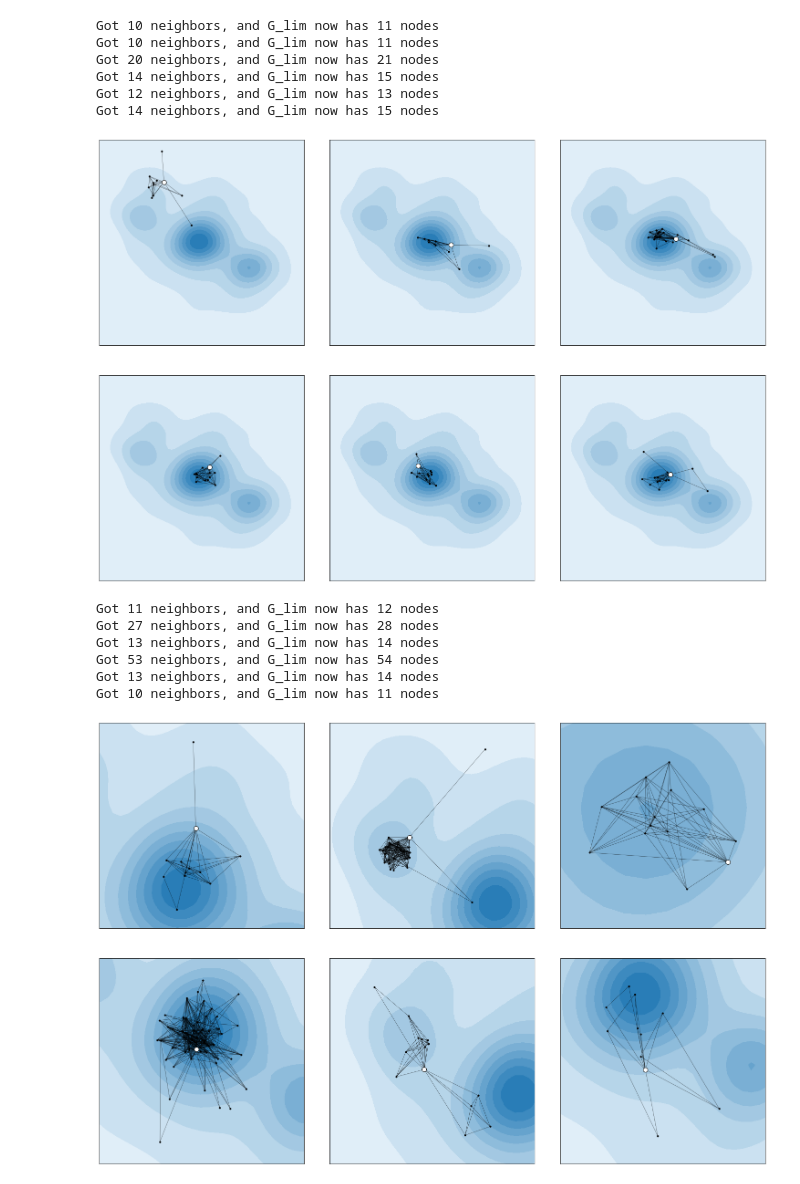
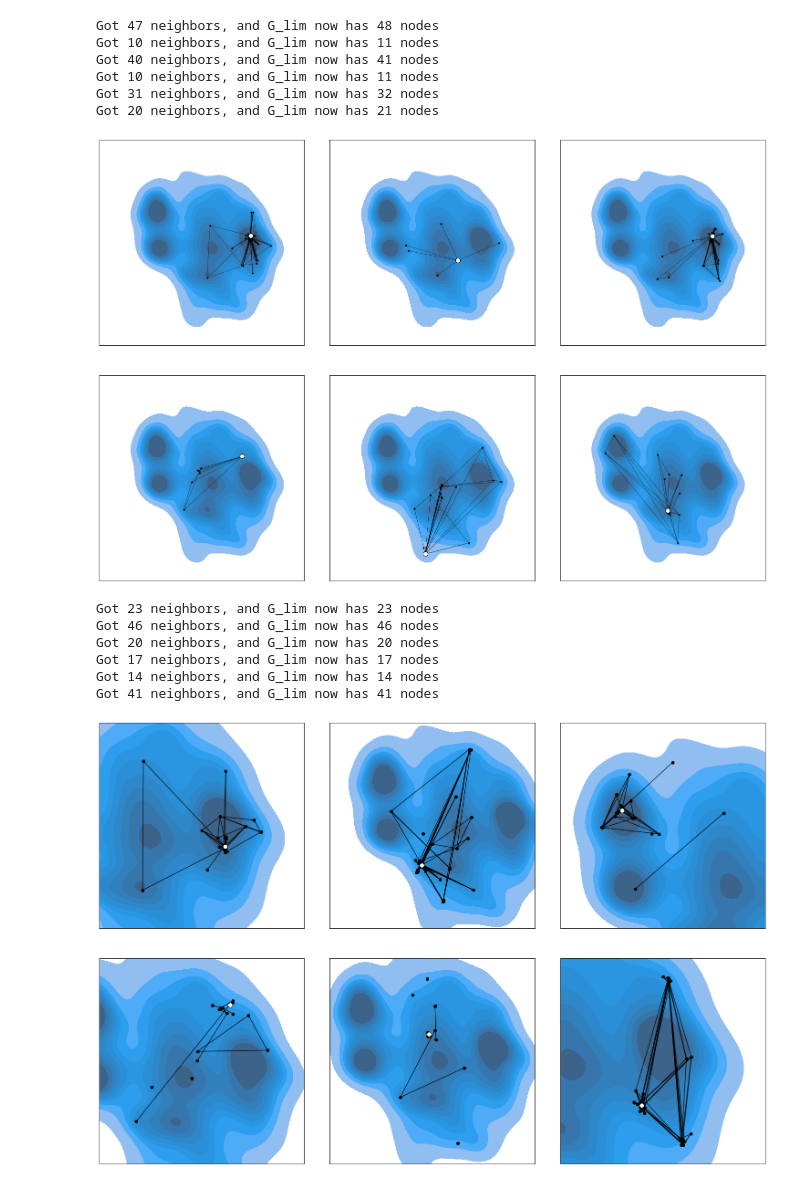
Before and after one commit to amcgail/episim, a Jupyter notebook: 3 network diagram _ synthetic2.ipynb, the cells around one changed output. Cells and saved outputs as stored; diff of their text form; code cells hidden in the pictures.

```diff
--- a/3 network diagram _ synthetic2.ipynb
+++ b/3 network diagram _ synthetic2.ipynb
@@ -16,2 +47,5 @@ G.remove_nodes_from([x for x,d in dict(nx.degree(G)).items() if d == 0])
+# %%
+pos = embedding
 # %%
-pos = nx.spring_layout(G, k=0.5, iterations=500)
+#pos = nx.spring_layout(G, k=0.5, iterations=500)
+#pos = nx.kamada_kawai_layout(G)
@@ -133,8 +169,8 @@ for i in range(R*C):
     #plt.xlim((-0.3, 0.35))
     #plt.ylim((-0.45, 0.3))
 
-    plt.xlim(-0.8, 0.8)
-    plt.ylim(-0.8, 0.8)
+    #plt.xlim(-0.8, 0.8)
+    #plt.ylim(-0.8, 0.8)
 
-plt.savefig('classes_diagram_limited.synthetic.ego.png', dpi=300)
+plt.savefig('figures/synthetic.ego.png', dpi=300)
 # %% [output]
@@ -179,8 +215,8 @@ for i in range(R*C):
     print(f'Got {len(nbs)} neighbors, and G_lim now has {len(G_lim.nodes)} nodes')
 
     sb.kdeplot(
-        [x[0] for x in pos.values()],
-        [x[1] for x in pos.values()],
+        x=[x[0] for x in pos.values()],
+        y=[x[1] for x in pos.values()],
         shade=True, #bw_adjust=.5
         n_levels=10
     )
@@ -217,20 +253,21 @@ for i in range(R*C):
     #plt.xlim((-0.3, 0.35))
     #plt.ylim((-0.45, 0.3))
 
-    plt.xlim(-0.6, 0.6)
-    plt.ylim(-0.6, 0.6)
+    #plt.xlim(-0.6, 0.6)
+    #plt.ylim(-0.6, 0.6)
+
     plt.xticks([],[])
     plt.yticks([],[])
 
-plt.savefig('classes_diagram_limited.synthetic.ego.density.png', dpi=300)
+plt.savefig('figures/synthetic.ego.density.png', dpi=300)
 # %% [output]
+Got 47 neighbors, and G_lim now has 48 nodes
 Got 10 neighbors, and G_lim now has 11 nodes
+Got 40 neighbors, and G_lim now has 41 nodes
 Got 10 neighbors, and G_lim now has 11 nodes
+Got 31 neighbors, and G_lim now has 32 nodes
 Got 20 neighbors, and G_lim now has 21 nodes
-Got 14 neighbors, and G_lim now has 15 nodes
-Got 12 neighbors, and G_lim now has 13 nodes
-Got 14 neighbors, and G_lim now has 15 nodes
-[figure, old version]
+[figure, new version]
 # %%
 R,C = 2,3
 #fig,ax = plt.subplots(figsize=(7*C,7*R))
@@ -260,13 +297,14 @@ for i in range(R*C):
         ego = choice(list(G.nodes))
         nbs = list( nx.neighbors(G, ego) )
 
-    G_lim = nx.subgraph(G, nbs+[ego])
+    #G_lim = nx.subgraph(G, nbs+[ego])
+    G_lim = nx.subgraph(G, nbs)
 
     print(f'Got {len(nbs)} neighbors, and G_lim now has {len(G_lim.nodes)} nodes')
 
     sb.kdeplot(
-        [x[0] for x in pos.values()],
-        [x[1] for x in pos.values()],
+        x=[x[0] for x in pos.values()],
+        y=[x[1] for x in pos.values()],
         shade=True, #bw_adjust=.5
         n_levels=10
     )
@@ -295,8 +333,8 @@ for i in range(R*C):
 
     #nx.draw_networkx_nodes(G_lim, pos, node_size=1, node_color='black')
     #nx.draw_networkx_nodes(G_lim, pos, node_size=40, node_color='white', edgecolors='black', linewidths=1)
-    nx.draw_networkx_edges(G_lim, pos, node_size=1, edge_color='black', width=0.5, alpha=0.8)
-    nx.draw_networkx_nodes(G_lim, pos, nodelist=nbs, node_size=10, node_color='black')
+    nx.draw_networkx_edges(G_lim, pos, node_size=1, edge_color='black', width=1.5, alpha=0.8)
+    nx.draw_networkx_nodes(G_lim, pos, nodelist=nbs, node_size=40, node_color='black')
 
     nx.draw_networkx_nodes(G_lim, pos, nodelist=[ego], node_size=100, node_color='white', edgecolors='black', linewidths=1)
 
@@ -315,38 +353,38 @@ for i in range(R*C):
     ymn = min([x[1] for k,x in pos.items() if k in nbs])
     ymx = max([x[1] for k,x in pos.items() if k in nbs])
     ydif = ymx-ymn
 
     xmn -= xdif*0.2
     xmx += xdif*0.2
     ymn -= xdif*0.2
     ymx += xdif*0.2
 
     xr = xmx-xmn
     yr = ymx-ymn
 
     if oyr / oxr > yr / xr:
         yr = xr * oyr / oxr
 
         ymean = (ymn + ymx)/2
         ymn = ymean - yr/2
         ymx = ymean + yr/2
     else:
         xr = yr * oxr / oyr
         xmean = (xmn + xmx)/2
         xmn = xmean - xr/2
         xmx = xmean + xr/2
 
     plt.xlim(xmn, xmx)
     plt.ylim(ymn, ymx)
     plt.xticks([],[])
     plt.yticks([],[])
 
-plt.savefig('classes_diagram_limited.synthetic.ego.density.png', dpi=300)
+plt.savefig('figures/synthetic.ego.density.png', dpi=300)
 # %% [output]
-Got 11 neighbors, and G_lim now has 12 nodes
-Got 27 neighbors, and G_lim now has 28 nodes
-Got 13 neighbors, and G_lim now has 14 nodes
-Got 53 neighbors, and G_lim now has 54 nodes
-Got 13 neighbors, and G_lim now has 14 nodes
-Got 10 neighbors, and G_lim now has 11 nodes
+Got 23 neighbors, and G_lim now has 23 nodes
+Got 46 neighbors, and G_lim now has 46 nodes
+Got 20 neighbors, and G_lim now has 20 nodes
+Got 17 neighbors, and G_lim now has 17 nodes
+Got 14 neighbors, and G_lim now has 14 nodes
+Got 41 neighbors, and G_lim now has 41 nodes
-[figure, old version]
+[figure, new version]
```
Also changed, not shown: parts of 11 cells of this notebook, 59 other files.
